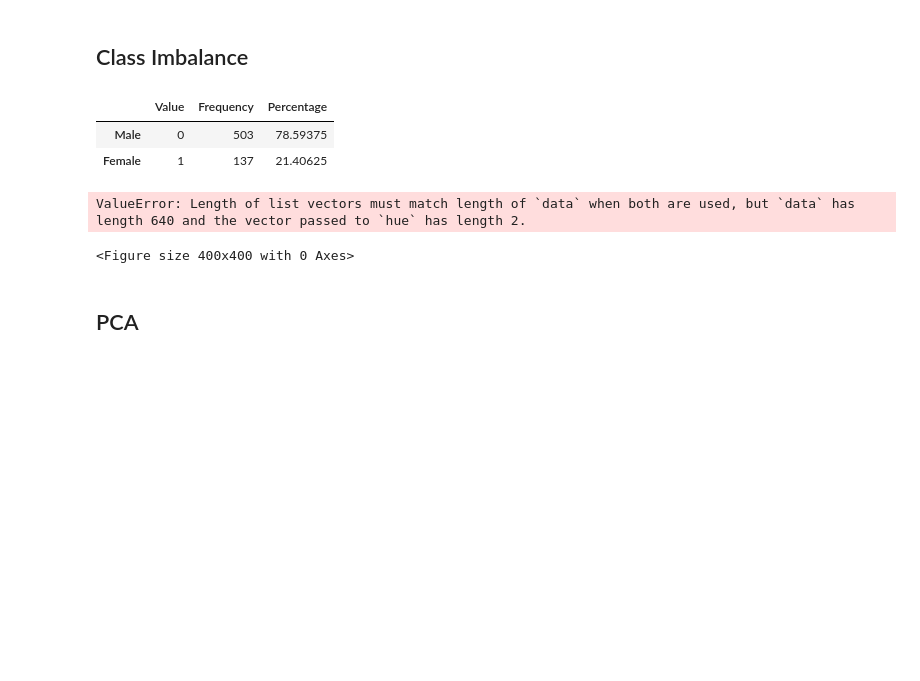
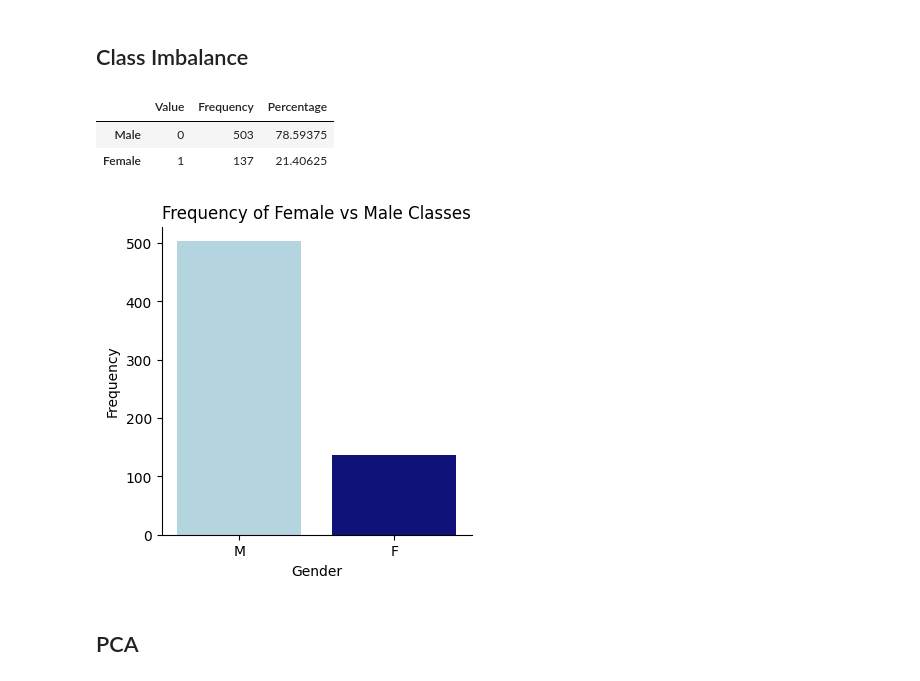
Before and after one commit to sophiak12/Individual_Project, a Jupyter notebook: src/models.ipynb, the cells around one changed output. Drawn from its saved outputs; the diff is of its cells as text; code cells hidden in the pictures; blank space fills up the shorter version.

```diff
--- a/src/models.ipynb
+++ b/src/models.ipynb
@@ -27,36 +27,35 @@ unique_values, counts = np.unique(listOfGenders, return_counts=True)
 labelencoder=LabelEncoder()
 y=to_categorical(labelencoder.fit_transform(listOfGenders))[:,0].astype(int)
 # No of men vs no of women
 
 valueCounts = pd.DataFrame(y).value_counts().reset_index()
 valueCounts.columns = ['Value', 'Frequency']
 valueCounts = valueCounts.rename(index={0: 'Male', 1: 'Female'})
 totalClips = valueCounts['Frequency'].sum()
 valueCounts['Percentage'] = (valueCounts['Frequency'] / totalClips) * 100
 display(Markdown('## Class Imbalance'))
 display(valueCounts)
 
 
 array = np.concatenate((medianScoresPerClip(), listOfGenders.reshape(-1,1)), axis=1)
 df = pd.DataFrame(array, columns=columns)
 dfMale = df[df.Gender == 'M']
 dfFemale = df[df.Gender == 'F']
 df = pd.concat([dfMale, dfFemale])
 plt.figure(figsize=(4, 4))
-sns.countplot(x='Gender', data=df, hue=['lightblue', 'darkblue'])
+sns.countplot(x='Gender',data=df,hue='Gender',palette=['lightblue', 'darkblue'])
 plt.gca().spines['top'].set_visible(False)
 plt.gca().spines['right'].set_visible(False)
 plt.title('Frequency of Female vs Male Classes')
 plt.xlabel('Gender')
 plt.ylabel('Frequency')
 plt.show()
 # %% [output]
 ## Class Imbalance
 |  | Value | Frequency | Percentage |
 | Male | 0 | 503 | 78.59375 |
 | Female | 1 | 137 | 21.40625 |
-ValueError: Length of list vectors must match length of `data` when both are used, but `data` has length 640 and the vector passed to `hue` has length 2.
-<Figure size 400x400 with 0 Axes>
+[figure, added]
 # %% [markdown]
 ## PCA
 # %%
```
Also changed, not shown: parts of 5 cells of this notebook, 1 other file.
